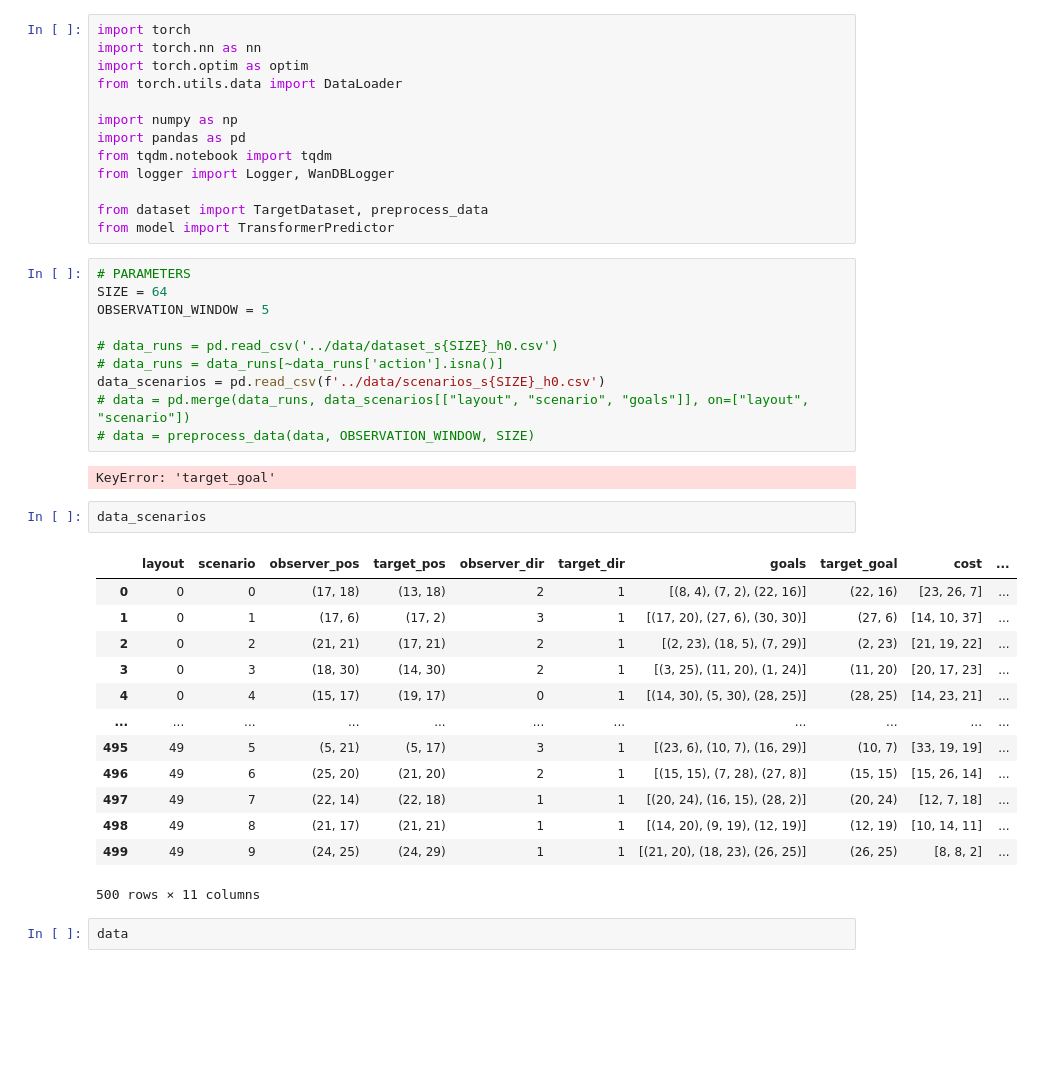
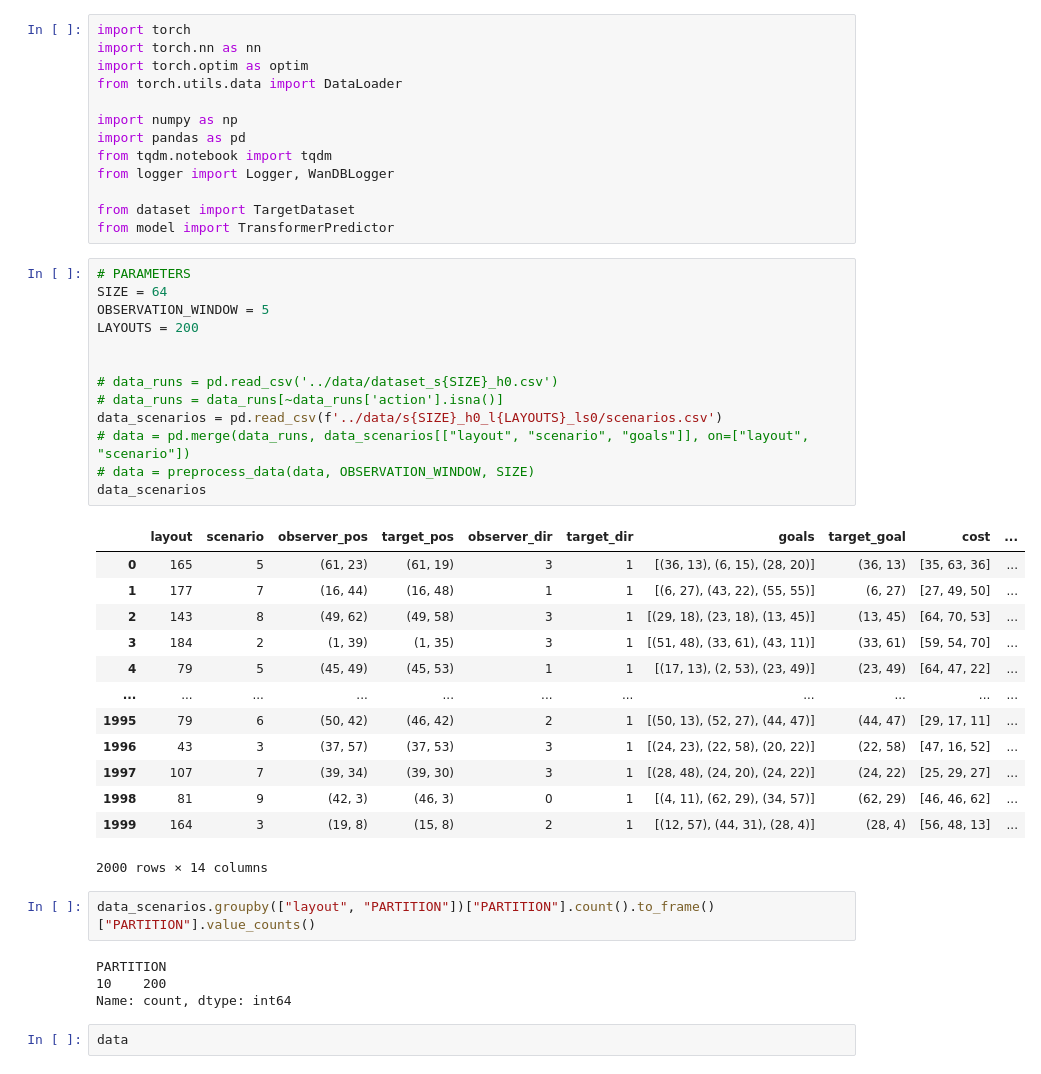
Before and after one commit to chen-yuan-zhang/agr_agents, a Jupyter notebook: gr_pursuer/neural/training.ipynb, the cells around one changed output. Cells and saved outputs as stored; diff of their text form; blank space fills up the shorter version.

Commit message:
Data Length experiments and fixes

```diff
--- a/gr_pursuer/neural/training.ipynb
+++ b/gr_pursuer/neural/training.ipynb
@@ -9,36 +9,41 @@ import pandas as pd
 from tqdm.notebook import tqdm
 from logger import Logger, WanDBLogger
 
-from dataset import TargetDataset, preprocess_data
+from dataset import TargetDataset
 from model import TransformerPredictor
 # %%
 # PARAMETERS
 SIZE = 64
 OBSERVATION_WINDOW = 5
+LAYOUTS = 200
+
 
 # data_runs = pd.read_csv('../data/dataset_s{SIZE}_h0.csv')
 # data_runs = data_runs[~data_runs['action'].isna()]
-data_scenarios = pd.read_csv(f'../data/scenarios_s{SIZE}_h0.csv')
+data_scenarios = pd.read_csv(f'../data/s{SIZE}_h0_l{LAYOUTS}_ls0/scenarios.csv')
 # data = pd.merge(data_runs, data_scenarios[["layout", "scenario", "goals"]], on=["layout", "scenario"])
 # data = preprocess_data(data, OBSERVATION_WINDOW, SIZE)
+data_scenarios
 # %% [output]
+|  | layout | scenario | observer_pos | target_pos | observer_dir | target_dir | goals | target_goal | cost | ... |
+| 0 | 165 | 5 | (61, 23) | (61, 19) | 3 | 1 | [(36, 13), (6, 15), (28, 20)] | (36, 13) | [35, 63, 36] | ... |
+| 1 | 177 | 7 | (16, 44) | (16, 48) | 1 | 1 | [(6, 27), (43, 22), (55, 55)] | (6, 27) | [27, 49, 50] | ... |
+| 2 | 143 | 8 | (49, 62) | (49, 58) | 3 | 1 | [(29, 18), (23, 18), (13, 45)] | (13, 45) | [64, 70, 53] | ... |
+| 3 | 184 | 2 | (1, 39) | (1, 35) | 3 | 1 | [(51, 48), (33, 61), (43, 11)] | (33, 61) | [59, 54, 70] | ... |
+| 4 | 79 | 5 | (45, 49) | (45, 53) | 1 | 1 | [(17, 13), (2, 53), (23, 49)] | (23, 49) | [64, 47, 22] | ... |
+| ... | ... | ... | ... | ... | ... | ... | ... | ... | ... | ... |
+| 1995 | 79 | 6 | (50, 42) | (46, 42) | 2 | 1 | [(50, 13), (52, 27), (44, 47)] | (44, 47) | [29, 17, 11] | ... |
+| 1996 | 43 | 3 | (37, 57) | (37, 53) | 3 | 1 | [(24, 23), (22, 58), (20, 22)] | (22, 58) | [47, 16, 52] | ... |
+| 1997 | 107 | 7 | (39, 34) | (39, 30) | 3 | 1 | [(28, 48), (24, 20), (24, 22)] | (24, 22) | [25, 29, 27] | ... |
+| 1998 | 81 | 9 | (42, 3) | (46, 3) | 0 | 1 | [(4, 11), (62, 29), (34, 57)] | (62, 29) | [46, 46, 62] | ... |
+| 1999 | 164 | 3 | (19, 8) | (15, 8) | 2 | 1 | [(12, 57), (44, 31), (28, 4)] | (28, 4) | [56, 48, 13] | ... |
-KeyError: 'target_goal'
+2000 rows × 14 columns
-# %%
-data_scenarios
-# %% [output]
-|  | layout | scenario | observer_pos | target_pos | observer_dir | target_dir | goals | target_goal | cost | ... |
-| 0 | 0 | 0 | (17, 18) | (13, 18) | 2 | 1 | [(8, 4), (7, 2), (22, 16)] | (22, 16) | [23, 26, 7] | ... |
-| 1 | 0 | 1 | (17, 6) | (17, 2) | 3 | 1 | [(17, 20), (27, 6), (30, 30)] | (27, 6) | [14, 10, 37] | ... |
-| 2 | 0 | 2 | (21, 21) | (17, 21) | 2 | 1 | [(2, 23), (18, 5), (7, 29)] | (2, 23) | [21, 19, 22] | ... |
-| 3 | 0 | 3 | (18, 30) | (14, 30) | 2 | 1 | [(3, 25), (11, 20), (1, 24)] | (11, 20) | [20, 17, 23] | ... |
-| 4 | 0 | 4 | (15, 17) | (19, 17) | 0 | 1 | [(14, 30), (5, 30), (28, 25)] | (28, 25) | [14, 23, 21] | ... |
-| ... | ... | ... | ... | ... | ... | ... | ... | ... | ... | ... |
-| 495 | 49 | 5 | (5, 21) | (5, 17) | 3 | 1 | [(23, 6), (10, 7), (16, 29)] | (10, 7) | [33, 19, 19] | ... |
-| 496 | 49 | 6 | (25, 20) | (21, 20) | 2 | 1 | [(15, 15), (7, 28), (27, 8)] | (15, 15) | [15, 26, 14] | ... |
-| 497 | 49 | 7 | (22, 14) | (22, 18) | 1 | 1 | [(20, 24), (16, 15), (28, 2)] | (20, 24) | [12, 7, 18] | ... |
-| 498 | 49 | 8 | (21, 17) | (21, 21) | 1 | 1 | [(14, 20), (9, 19), (12, 19)] | (12, 19) | [10, 14, 11] | ... |
-| 499 | 49 | 9 | (24, 25) | (24, 29) | 1 | 1 | [(21, 20), (18, 23), (26, 25)] | (26, 25) | [8, 8, 2] | ... |
-500 rows × 11 columns
+# %%
+data_scenarios.groupby(["layout", "PARTITION"])["PARTITION"].count().to_frame()["PARTITION"].value_counts()
+# %% [output]
+PARTITION
+10    200
+Name: count, dtype: int64
 # %%
 data
 # %% [output]
```
Also changed, not shown: 6 other files.
